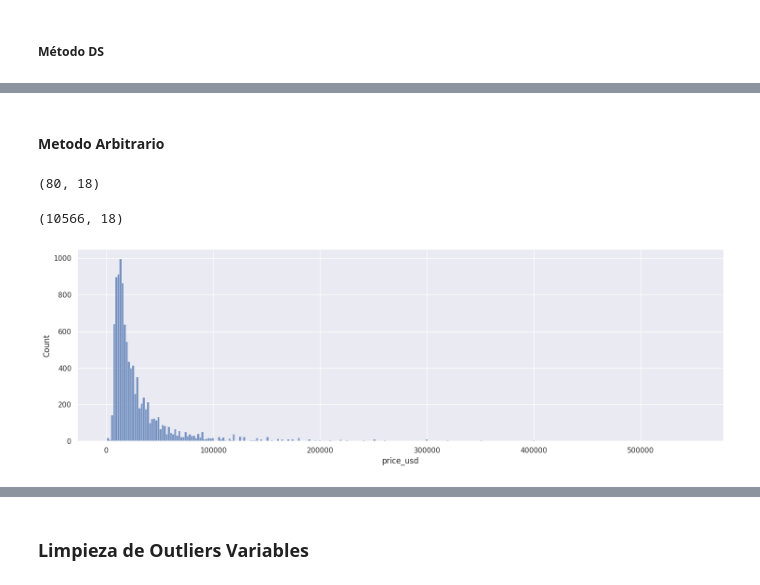
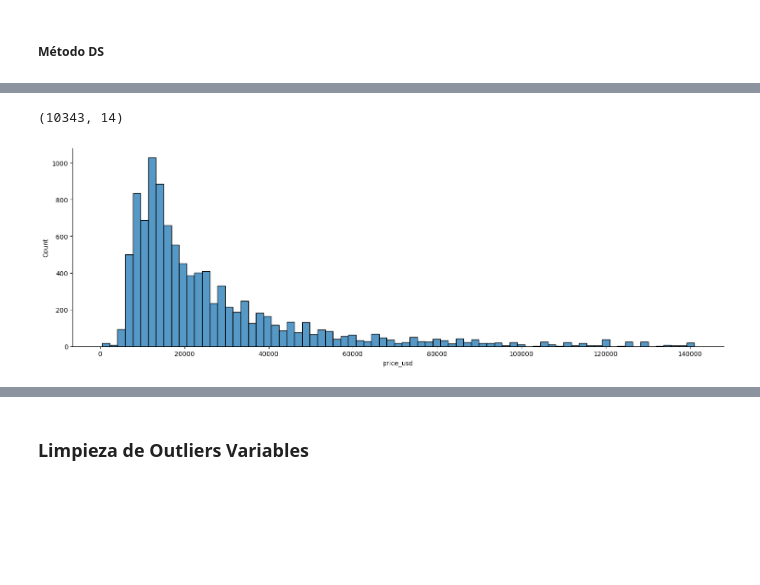
Before and after one commit to caro6852lq/MachineLearning_PredictPricesProperties, a Jupyter notebook: Notebook/notebook.ipynb, the cells around one changed output, grey strips where cells are left out. Drawn from its saved outputs; the diff is of its cells as text; code cells hidden in the pictures; blank space fills up the shorter version.

```diff
--- a/Notebook/notebook.ipynb
+++ b/Notebook/notebook.ipynb
@@ -221,11 +136,0 @@ df.loc[df_top.index] # muestro los registros que se corresponden con el indice o
-# %%
-## Armo otra opción de respuesta para que me traiga los valores empatados
-
-# Asigo un ranking por grupo: method="dense", los empates comparten rango y no deja huecos
-df["rank_price"] = (
-    df.groupby("property_type")["price_usd"]
-      .rank(method="dense", ascending=False)
-)
-df_top = df[df["rank_price"] <= 3]
-
-df_top.sort_values(by =['property_type', "rank_price"])
@@ -297,3 +136,0 @@ dtype: int64
-# %%
-## Agrego columna para calcular el precio (o costo) por m2 cubierto
-df['price_M2_covered'] = df['price_usd'] / df['surface_covered']
@@ -336,4 +160,0 @@ dtype: float64
-# %%
-sns.set(rc={'figure.figsize':(5,3)})
-sns.boxplot(x=df["price_usd"])
-plt.ticklabel_format(style='plain', axis='x') # Para evitar la notación científica en las etiquetas
@@ -376,20 +175,12 @@ print(LI_DS, LS_DS)
-# %% [markdown]
-#### Metodo Arbitrario
-# %%
-## Pienso un valor mirando el histograma
-(df[df['price_usd']>200000]).shape
-
-## Si bien son pocos datos 80 sobre 10.567 me parece mejor ver cómo queda el histograma sin el valor outlier
-# %% [output]
-(80, 18)
-# %%
-df_sinmax=df[df['price_usd']<1111111.10]
-df_sinmax.shape
-# %% [output]
-(10566, 18)
+# %%
+# Filtramos los valores dentro del rango
+df = df[(df["price_usd"] >= LI_DS) & (df["price_usd"] <= LS_DS)]
+df.shape
+# %% [output]
+(10343, 14)
 # %%
-## Reviso el df_sinmax
-sns.displot(df_sinmax["price_usd"], aspect=3)
+## Reviso el df_limpio
+sns.displot(df["price_usd"], aspect=3)
 plt.ticklabel_format(style='plain', axis='x') # Para evitar la notación científica en las etiquetas
 # %% [output]
-[figure, old version]
+[figure, new version]
```
Also changed, not shown: parts of 126 cells of this notebook.
